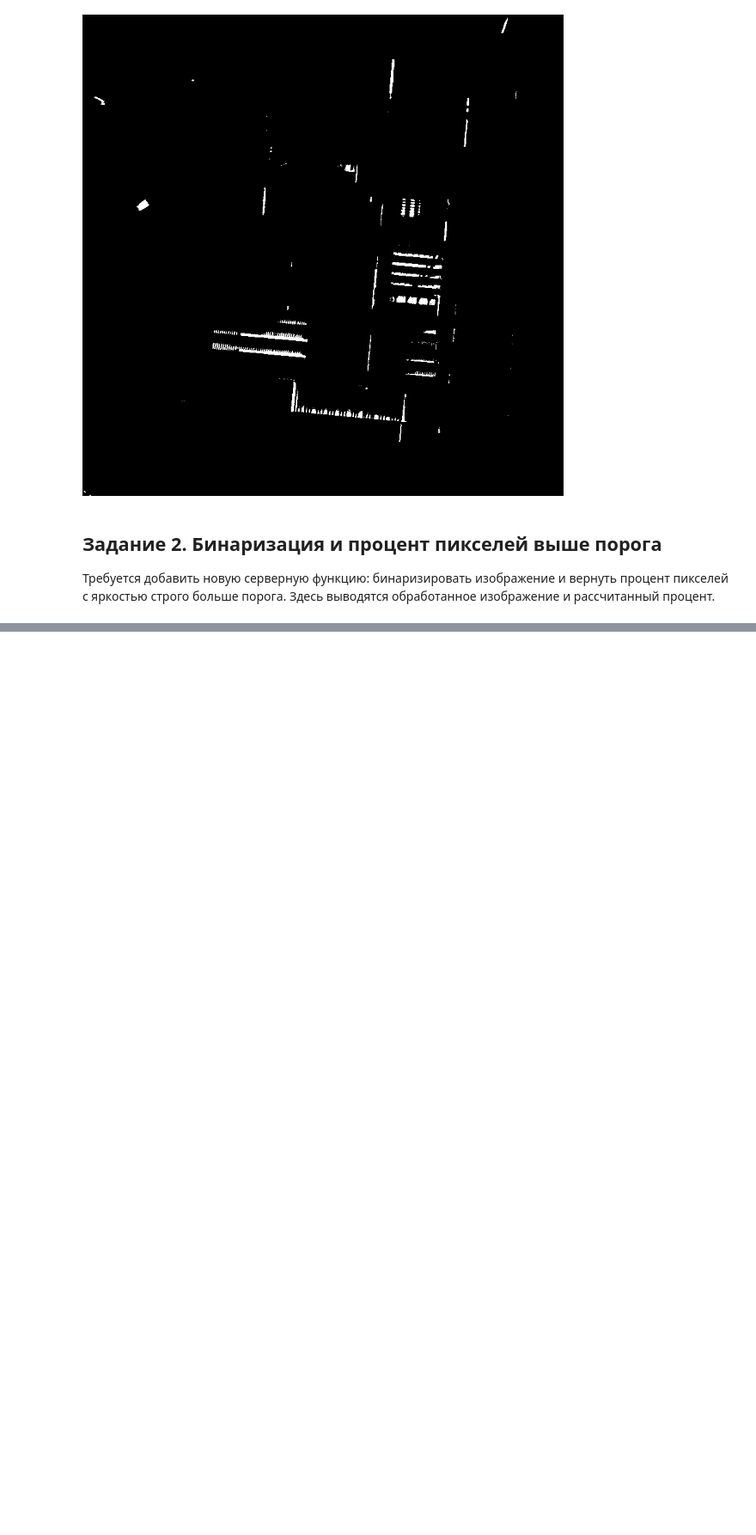
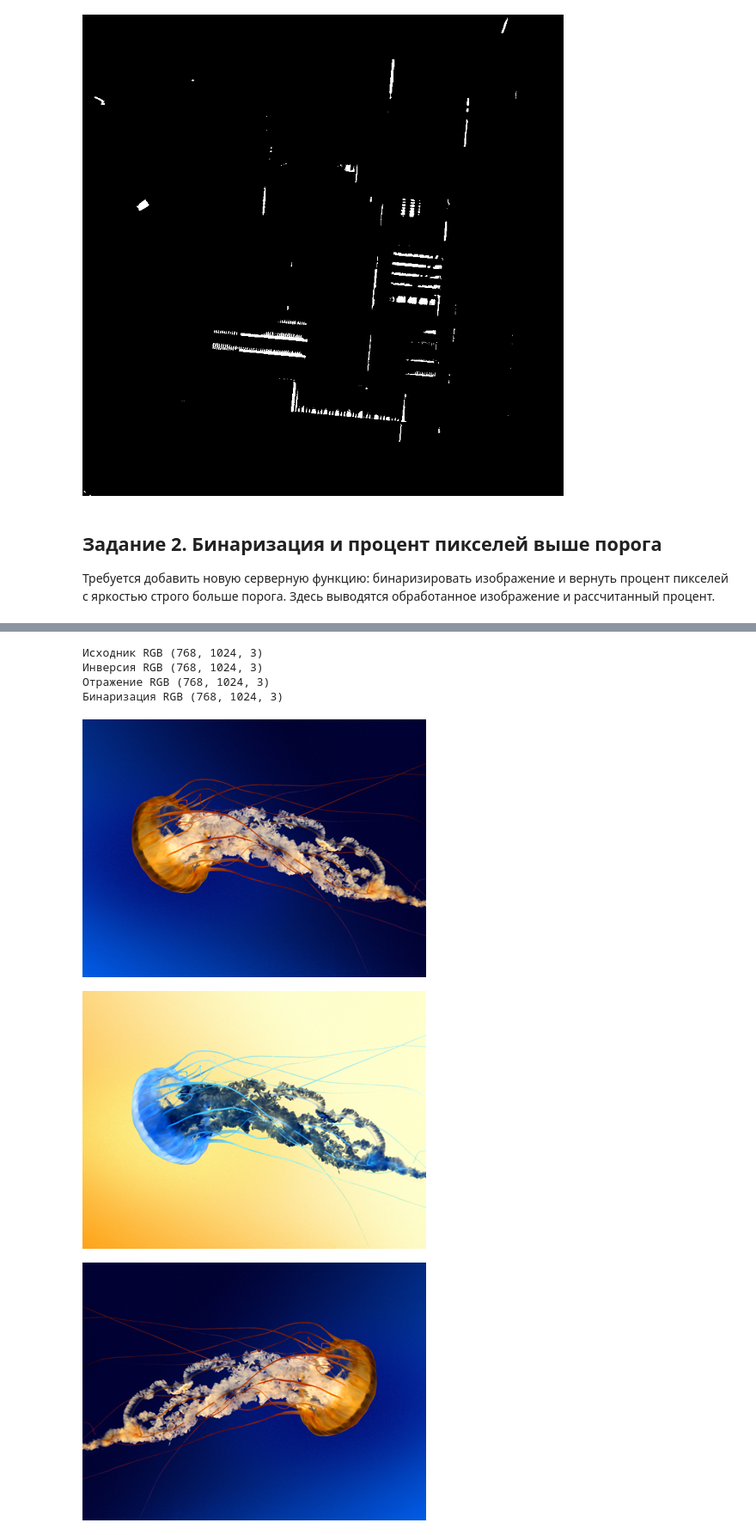
Before and after one commit to Kromobot/RSOI, a Jupyter notebook: xmlrpc_client.ipynb, the cells around one changed output, grey strips where cells are left out. Shown at 86% size. Saved outputs shown, nothing was run; the diff lists cells and outputs as text; code cells hidden in the pictures; blank space fills up the shorter version.

```diff
--- a/xmlrpc_client.ipynb
+++ b/xmlrpc_client.ipynb
@@ -10,19 +18,20 @@
 from datetime import datetime
 from pathlib import Path
 import pickle
+import time
 import xmlrpc.client
 
 import numpy as np
+import pandas as pd
 from PIL import Image
 from IPython.display import display
 
 
 project_directory = Path.cwd()
-main_service = xmlrpc.client.ServerProxy('http://127.0.0.1:8008/RPC2', allow_none=True)
+main_service = xmlrpc.client.ServerProxy('http://127.0.0.1:8009/RPC2', allow_none=True)
 statistics_service = xmlrpc.client.ServerProxy('http://127.0.0.1:8018/RPC2', allow_none=True)
 
 
-# NumPy-массив передается через Binary, потому что XML-RPC не поддерживает его напрямую.
 def pack_image(image_array):
     return xmlrpc.client.Binary(pickle.dumps(image_array, protocol=pickle.HIGHEST_PROTOCOL))
 
@@ -34,3 +43,15 @@ def unpack_image(binary_image):
 def call_image_method(method_name, image_array, *method_arguments):
     binary_image_result = getattr(main_service, method_name)(pack_image(image_array), *method_arguments)
     return unpack_image(binary_image_result)
+
+
+def show_events(events):
+    print('Количество событий:', len(events))
+    if events:
+        with pd.option_context('display.max_rows', None, 'display.max_colwidth', None):
+            display(pd.DataFrame(events))
+    else:
+        print('По указанным условиям событий нет.')
+
+
+print('Методы прокси:', main_service.system.listMethods())
@@ -286,0 +174,21 @@ events_log_20261014_191824.csv — записей: 4
+# %%
+color_image = np.array(Image.open(project_directory / 'Jellyfish.jpg').convert('RGB'), dtype=np.uint8)
+color_results = {
+    'Исходник RGB': color_image,
+    'Инверсия RGB': call_image_method('color_inversion', color_image),
+    'Отражение RGB': call_image_method('vertical_flip', color_image),
+    'Бинаризация RGB': call_image_method('binarize_image', color_image, 128),
+}
+for result_name, result_array in color_results.items():
+    print(result_name, result_array.shape)
+    preview = Image.fromarray(result_array)
+    preview.thumbnail((400, 300))
+    display(preview)
+# %% [output]
+Исходник RGB (768, 1024, 3)
+Инверсия RGB (768, 1024, 3)
+Отражение RGB (768, 1024, 3)
+Бинаризация RGB (768, 1024, 3)
+[figure, added]
+[figure, added]
+[figure, added]
```
Also changed, not shown: parts of 39 cells of this notebook, 4 other files.
